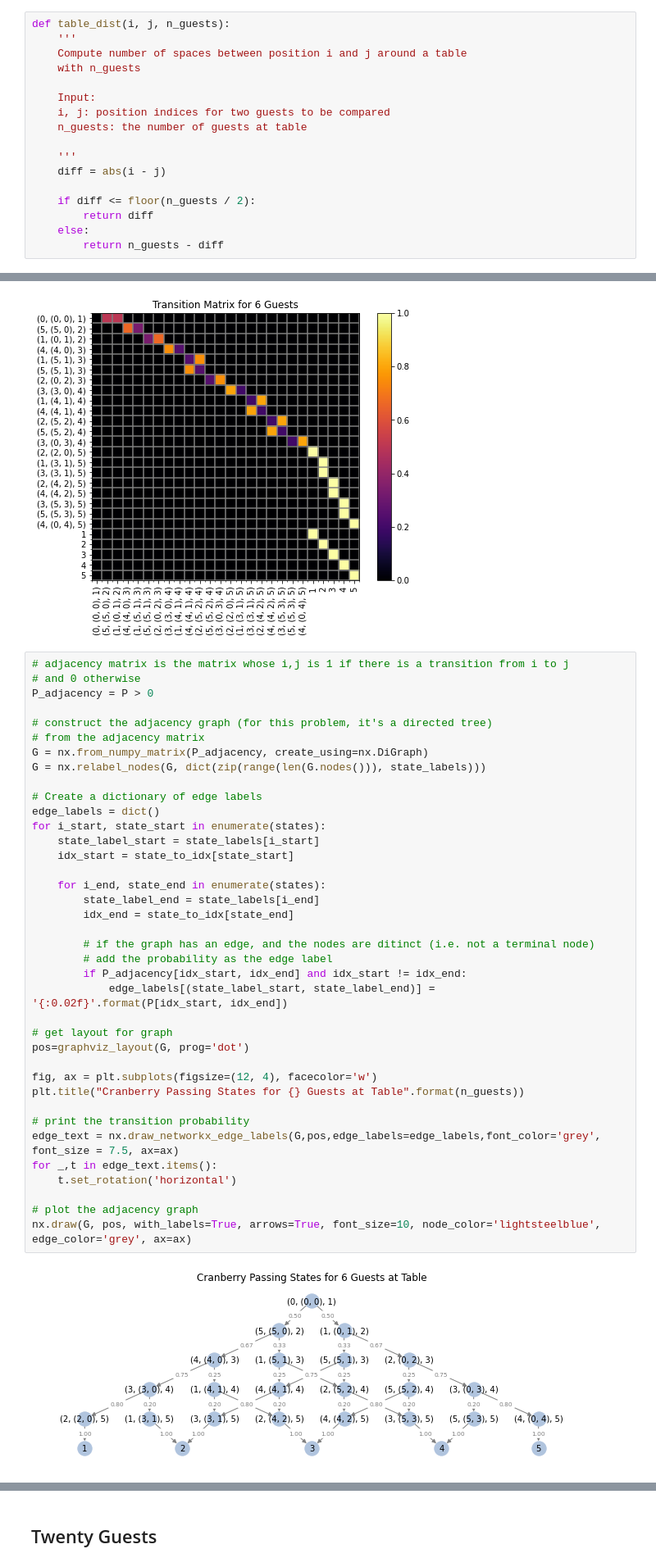
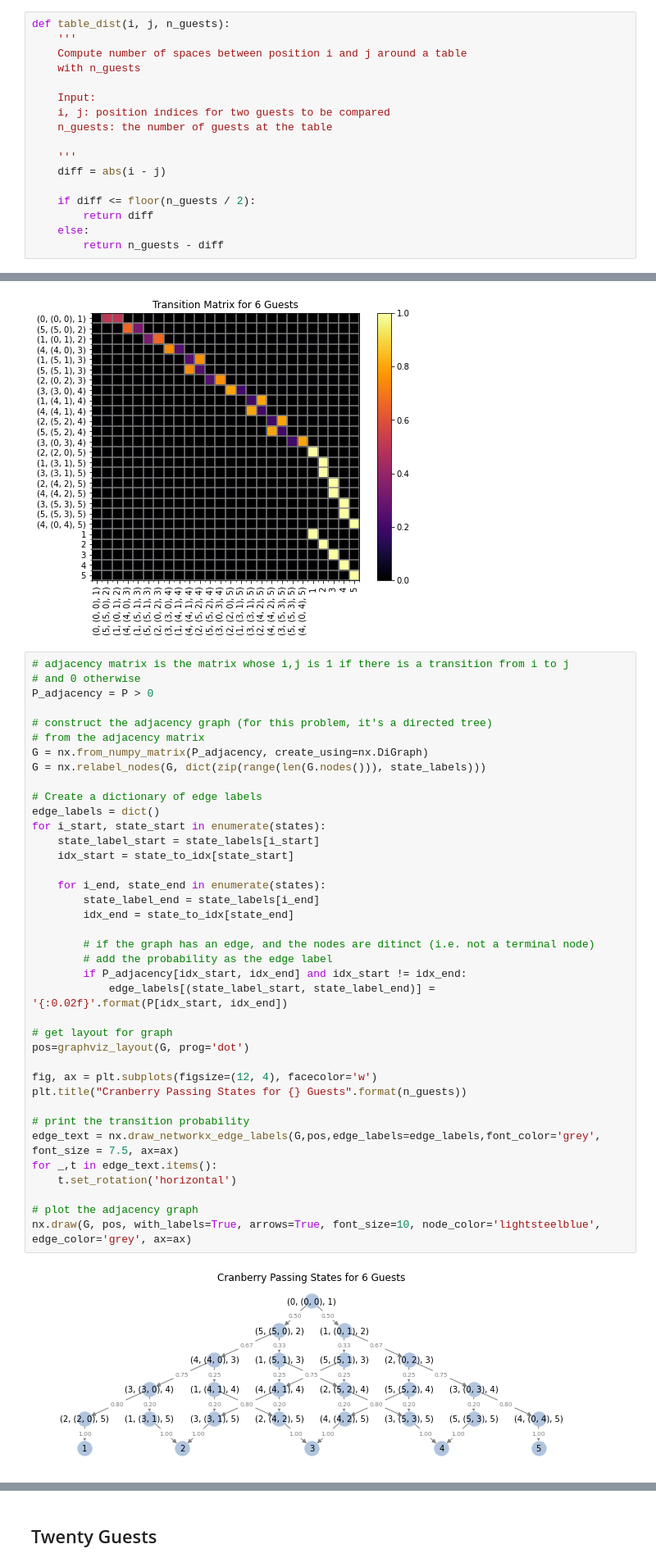
Before and after one commit to pkepley/blog-notebooks, a Jupyter notebook: 20201129_RiddlerSoln1120/compute_analytical_solution.ipynb, the cells around one changed output, grey strips where cells are left out. Shown: that part at 82% size. Drawn from its saved outputs; the diff is of its cells as text.

Commit message:
Fix title on figures so I sound less like a caveman (:

```diff
--- a/20201129_RiddlerSoln1120/compute_analytical_solution.ipynb
+++ b/20201129_RiddlerSoln1120/compute_analytical_solution.ipynb
@@ -161,7 +161,7 @@ def table_dist(i, j, n_guests):
 
     Input:
     i, j: position indices for two guests to be compared
-    n_guests: the number of guests at table
+    n_guests: the number of guests at the table
 
     '''
     diff = abs(i - j)
@@ -505,35 +505,35 @@ G = nx.from_numpy_matrix(P_adjacency, create_using=nx.DiGraph)
 G = nx.relabel_nodes(G, dict(zip(range(len(G.nodes())), state_labels)))
 
 # Create a dictionary of edge labels
 edge_labels = dict()
 for i_start, state_start in enumerate(states):
     state_label_start = state_labels[i_start]
     idx_start = state_to_idx[state_start]
 
     for i_end, state_end in enumerate(states):
         state_label_end = state_labels[i_end]
         idx_end = state_to_idx[state_end]
 
         # if the graph has an edge, and the nodes are ditinct (i.e. not a terminal node)
         # add the probability as the edge label
         if P_adjacency[idx_start, idx_end] and idx_start != idx_end:
             edge_labels[(state_label_start, state_label_end)] = '{:0.02f}'.format(P[idx_start, idx_end])
 
 # get layout for graph
 pos=graphviz_layout(G, prog='dot')
 
 fig, ax = plt.subplots(figsize=(12, 4), facecolor='w')
-plt.title("Cranberry Passing States for {} Guests at Table".format(n_guests))
+plt.title("Cranberry Passing States for {} Guests".format(n_guests))
 
 # print the transition probability
 edge_text = nx.draw_networkx_edge_labels(G,pos,edge_labels=edge_labels,font_color='grey', font_size = 7.5, ax=ax)
 for _,t in edge_text.items():
     t.set_rotation('horizontal')
 
 # plot the adjacency graph
 nx.draw(G, pos, with_labels=True, arrows=True, font_size=10, node_color='lightsteelblue', edge_color='grey', ax=ax)
 # %% [output]
-[figure, old version]
+[figure, new version]
 # %%
 def plot_state(state, n_guests, p=(0,0), r=1, ax = None, s=100, s_star=200):
     if ax is None:
```
Also changed, not shown: parts of 3 cells of this notebook.
